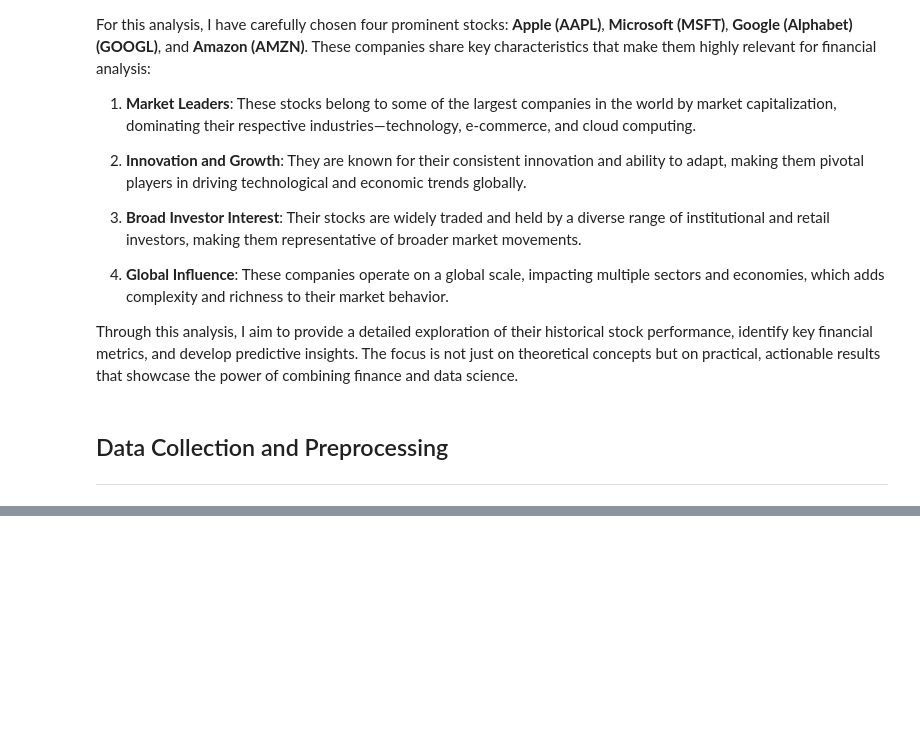
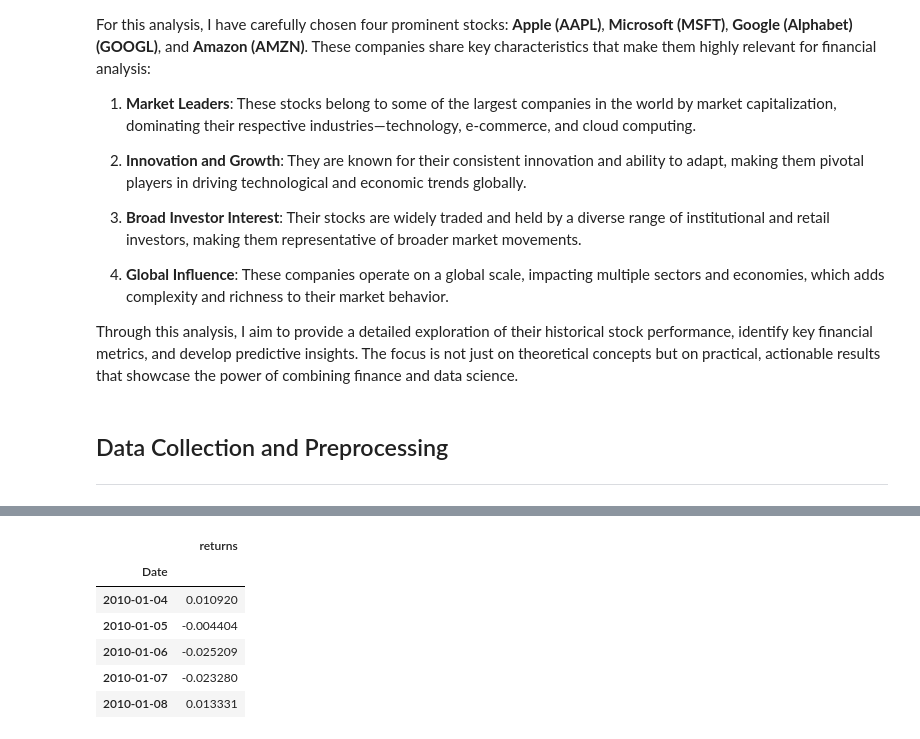
Before and after one commit to TeslimAdeyanju/6-Portfolio-Exploring-Financial-Market-Trends-Analysis, a Jupyter notebook: Exploring-Financia-Market-Analysis.ipynb, the cells around one changed output, grey strips where cells are left out. Saved outputs shown, nothing was run; the diff lists cells and outputs as text; code cells hidden in the pictures; blank space fills up the shorter version.

```diff
--- a/Exploring-Financia-Market-Analysis.ipynb
+++ b/Exploring-Financia-Market-Analysis.ipynb
@@ -380,0 +277,10 @@ Apple Daily Returns Histogram
+# %%
+googl_data.head()
+# %% [output]
+|  | returns |
+| Date |  |
+| 2010-01-04 | 0.010920 |
+| 2010-01-05 | -0.004404 |
+| 2010-01-06 | -0.025209 |
+| 2010-01-07 | -0.023280 |
+| 2010-01-08 | 0.013331 |
```
Also changed, not shown: parts of 42 cells of this notebook, 4 other files.
